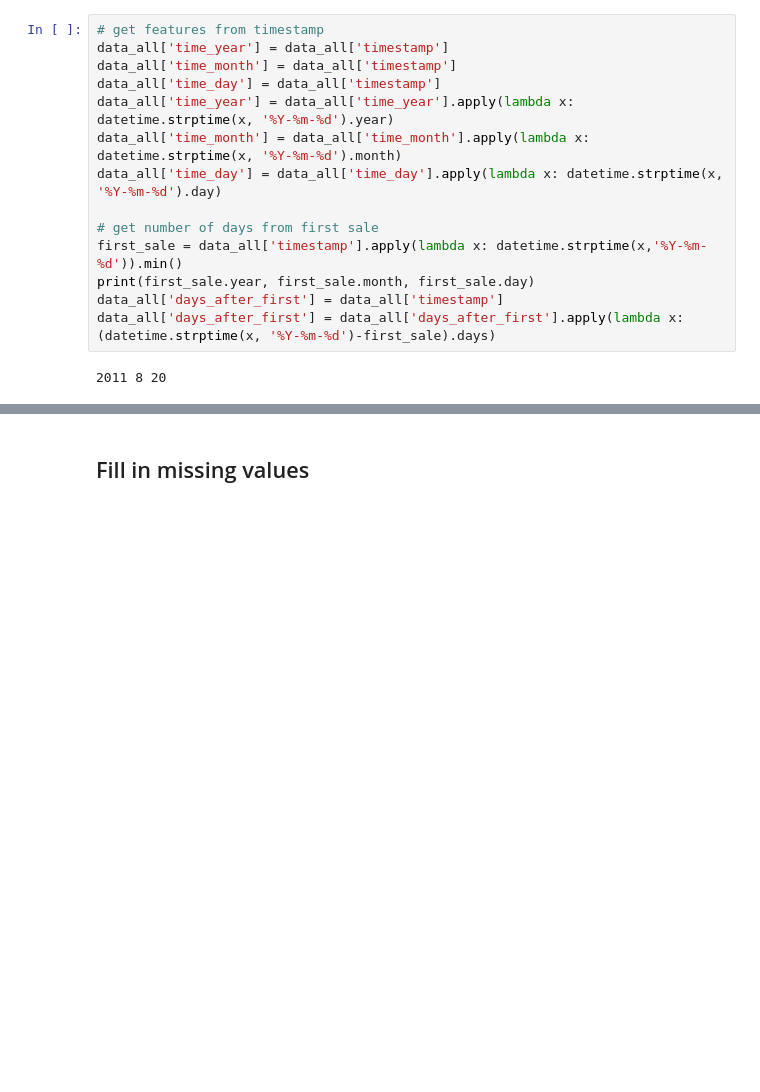
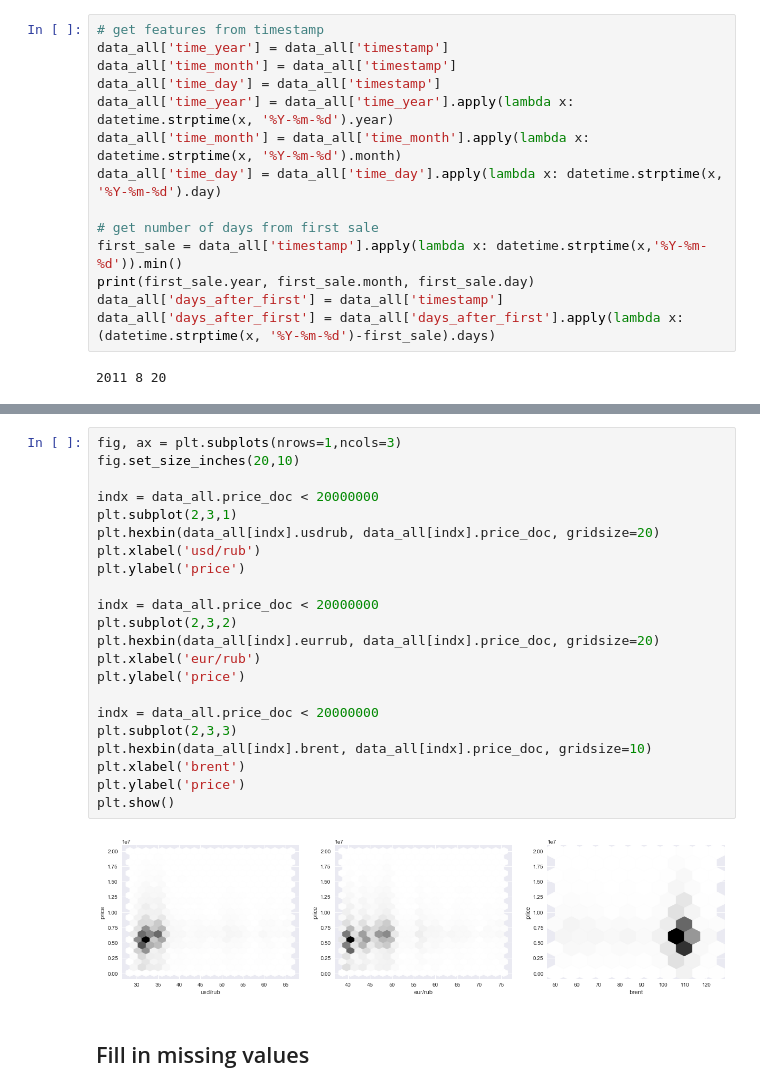
Before and after one commit to nmirman/sberbank, a Jupyter notebook: analysis/Sberbank2.ipynb, the cells around one changed output, grey strips where cells are left out. Drawn from its saved outputs; the diff is of its cells as text; blank space fills up the shorter version.

```diff
--- a/analysis/Sberbank2.ipynb
+++ b/analysis/Sberbank2.ipynb
@@ -98,3 +175,27 @@ data_all['days_after_first'] = data_all['days_after_first'].apply(lambda x: (dat
+# %%
+fig, ax = plt.subplots(nrows=1,ncols=3)
+fig.set_size_inches(20,10)
+
+indx = data_all.price_doc < 20000000
+plt.subplot(2,3,1)
+plt.hexbin(data_all[indx].usdrub, data_all[indx].price_doc, gridsize=20)
+plt.xlabel('usd/rub')
+plt.ylabel('price')
+
+indx = data_all.price_doc < 20000000
+plt.subplot(2,3,2)
+plt.hexbin(data_all[indx].eurrub, data_all[indx].price_doc, gridsize=20)
+plt.xlabel('eur/rub')
+plt.ylabel('price')
+
+indx = data_all.price_doc < 20000000
+plt.subplot(2,3,3)
+plt.hexbin(data_all[indx].brent, data_all[indx].price_doc, gridsize=10)
+plt.xlabel('brent')
+plt.ylabel('price')
+plt.show()
+# %% [output]
+[figure, added]
 # %% [markdown]
 ## Fill in missing values
 # %%
```
Also changed, not shown: parts of 17 cells of this notebook, 2 other files.
